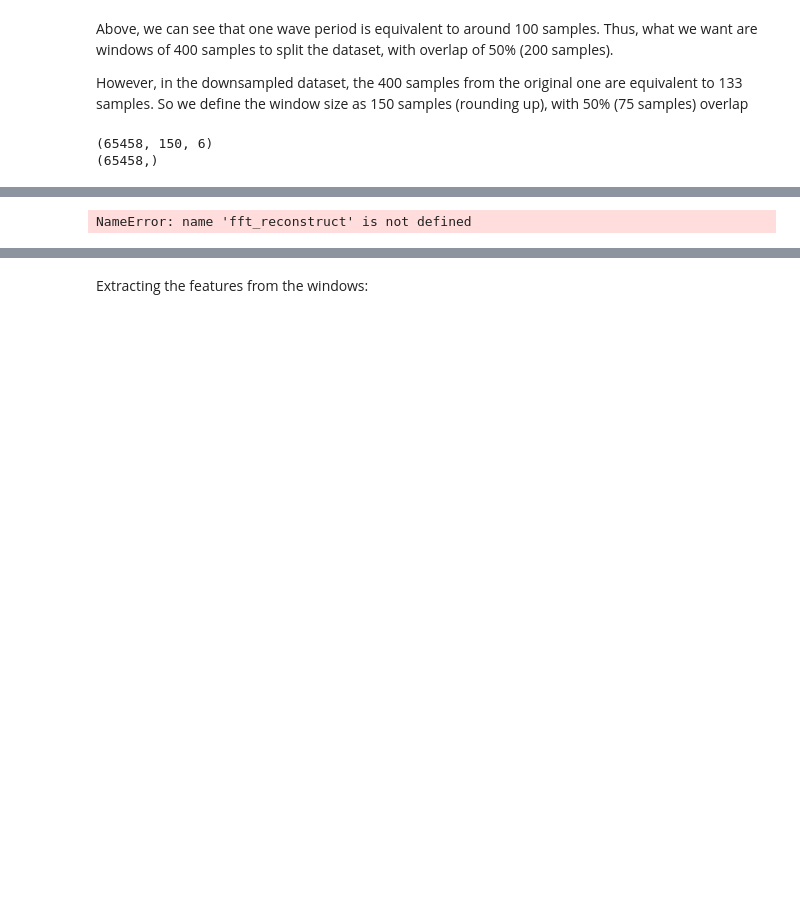
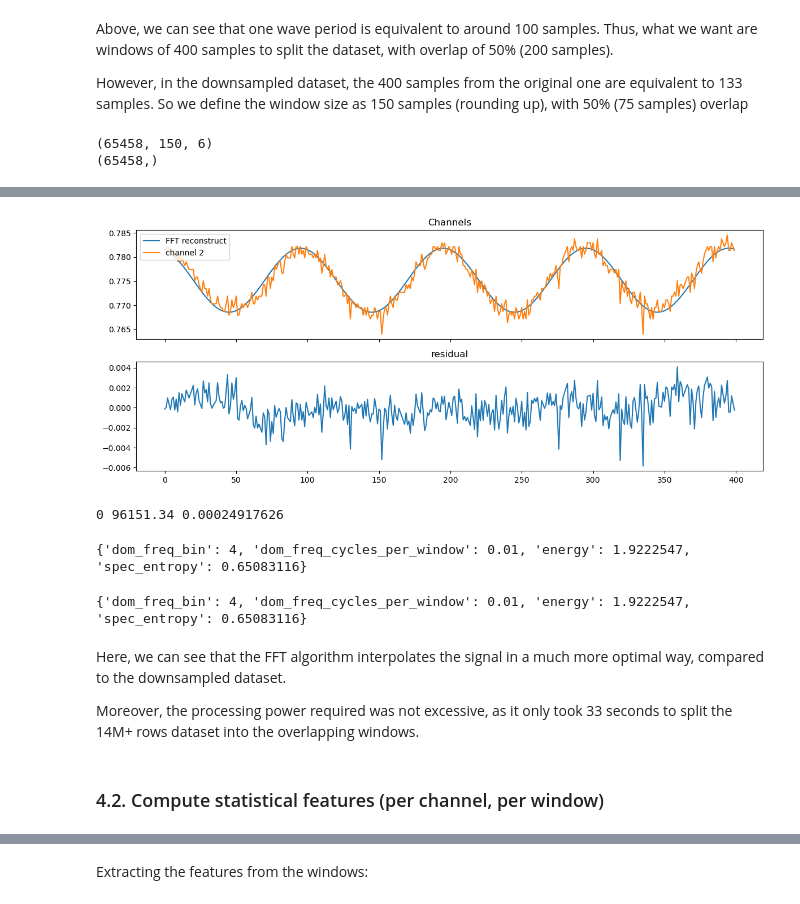
Before and after one commit to ZeIcaro/esa-anomaly-challenge, a Jupyter notebook: TP01.ipynb, the cells around one changed output, grey strips where cells are left out. Drawn from its saved outputs; the diff is of its cells as text; code cells hidden in the pictures; blank space fills up the shorter version.

```diff
--- a/TP01.ipynb
+++ b/TP01.ipynb
@@ -566,10 +594,49 @@ plt.plot(X[42])
 # %%
-channel_selected = 4
+channel_selected = 2
 
-x_hat_test, residual_test = fft_reconstruct(X[42][:,channel_selected], 2)
+x_hat_test, residual_test = fft_reconstruct(X[42][:,channel_selected], 1)
 
-x_hat_test
-plt.plot(x_hat_test)
-plt.plot(X[42][:,channel_selected])
+fig, ax = plt.subplots(2, 1, figsize=(12, 5), sharex=True)
+
+ax[0].plot(x_hat_test, label='FFT reconstruct')
+ax[0].plot(X[42][:,channel_selected], label=f"channel {channel_selected}")
+
+ax[0].set_title('Channels')
+ax[0].legend(loc='upper left')
+
+ax[1].plot(residual_test)
+ax[1].set_title('residual')
+
+plt.tight_layout()
+plt.show()
 # %% [output]
-NameError: name 'fft_reconstruct' is not defined
+[figure, added]
+# %%
+channel_selected = 2
+
+dom_freq_test, energy_test, spec_entropy_test = fft_features(X[42][:,channel_selected])
+print(dom_freq_test, energy_test, spec_entropy_test)
+# %% [output]
+0 96151.34 0.00024917626
+# %%
+channel_selected = 2
+
+result = fft_features_normalized(X[42][:,channel_selected])
+print(result)
+# %% [output]
+{'dom_freq_bin': 4, 'dom_freq_cycles_per_window': 0.01, 'energy': 1.9222547, 'spec_entropy': 0.65083116}
+# %%
+result = fft_features_normalized(X[42][:,channel_selected])
+dom_freq_bin = result['dom_freq_bin']
+energy = result['energy']
+spec_entropy = result['spec_entropy']
+cycles_per_window = result['dom_freq_cycles_per_window']
+print(result)
+# %% [output]
+{'dom_freq_bin': 4, 'dom_freq_cycles_per_window': 0.01, 'energy': 1.9222547, 'spec_entropy': 0.65083116}
+# %% [markdown]
+Here, we can see that the FFT algorithm interpolates the signal in a much more optimal way, compared to the downsampled dataset.
+
+Moreover, the processing power required was not excessive, as it only took 33 seconds to split the 14M+ rows dataset into the overlapping windows.
+# %% [markdown]
+### 4.2. Compute statistical features (per channel, per window)
```
Also changed, not shown: parts of 25 cells of this notebook, 1 other file.
